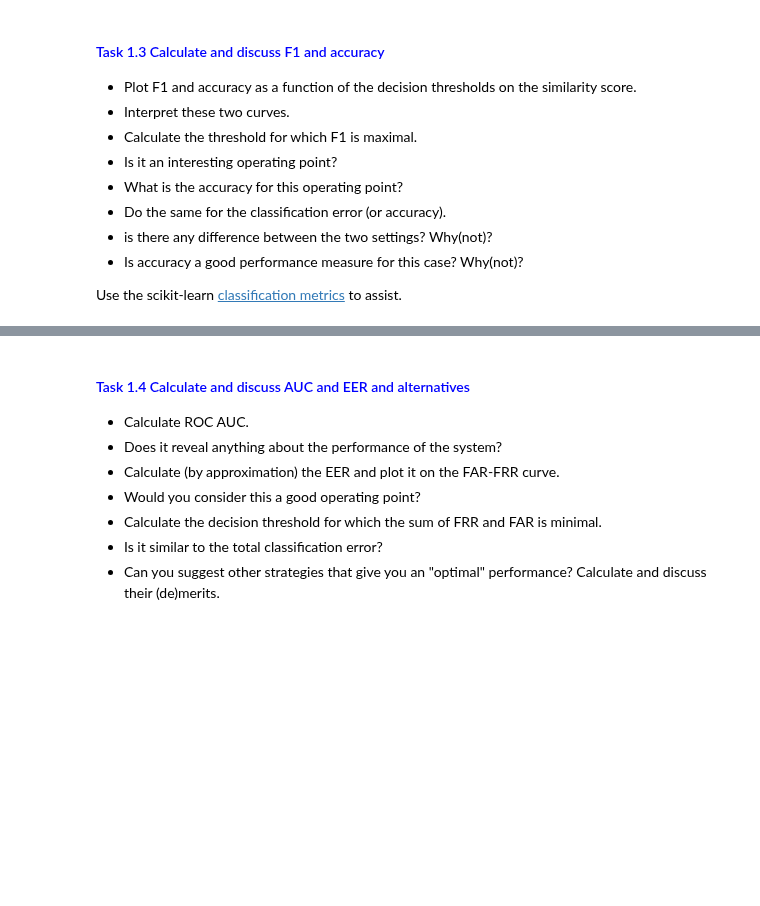
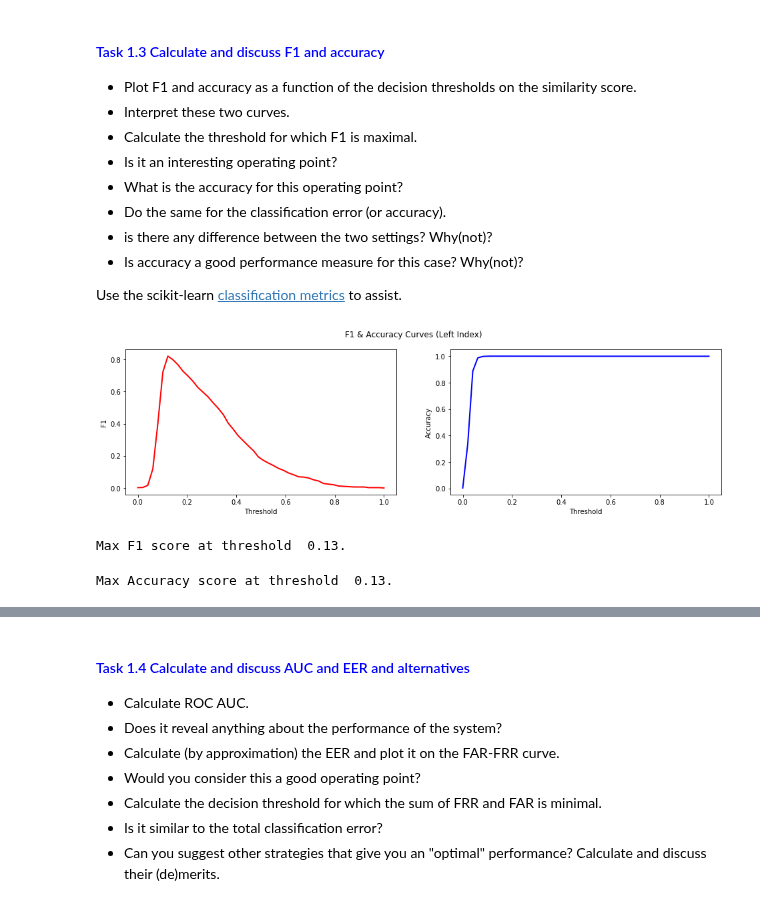
Before and after one commit to BrunoVandekerkhove/biometric-systems, a Jupyter notebook: validating/validating.ipynb, the cells around one changed output, grey strips where cells are left out. Cells and saved outputs as stored; diff of their text form; code cells hidden in the pictures; blank space fills up the shorter version.

Commit message:
F1 & accuracy scores

```diff
--- a/validating/validating.ipynb
+++ b/validating/validating.ipynb
@@ -252,7 +247,28 @@ Use the scikit-learn [classification metrics](https://scikit-learn.org/stable/mo
+# %%
+"""Plot F1 and accuracy as a function of the decision thresholds on the similarity score."""
+from sklearn.metrics import f1_score, accuracy_score
+thresholds = np.linspace(0.0,1.0,50).tolist() # Hint: evaluating for ± 50 threshold values should suffice
+f1_scores = [f1_score(li_genuine_id, np.where(li_scores > t, 1, 0)) for t in thresholds]
+accuracy_scores = [accuracy_score(li_genuine_id, np.where(li_scores > t, 1, 0)) for t in thresholds]
+figure, axes2 = plt.subplots(nrows=1, ncols=2, figsize=(16,4))
+figure.suptitle('F1 & Accuracy Curves (Left Index)')
+axes2[0].plot(thresholds, f1_scores, color='red', lw=2)
+axes2[0].set(xlabel='Threshold', ylabel='F1')
+axes2[1].plot(thresholds, accuracy_scores, color='blue', lw=2)
+axes2[1].set(xlabel='Threshold', ylabel='Accuracy')
+plt.show()
+# %% [output]
+[figure, added]
 # %%
 """Calculate the threshold for which F1 is maximal."""
+print("Max F1 score at threshold % .2f." % thresholds[f1_scores.index(max(f1_scores))])
+# %% [output]
+Max F1 score at threshold  0.13.
 # %%
 """Do the same for the classification error (or accuracy)"""
+print("Max Accuracy score at threshold % .2f." % thresholds[accuracy_scores.index(max(accuracy_scores))])
+# %% [output]
+Max Accuracy score at threshold  0.13.
 # %% [markdown]
 #### 4. AUC and EER as summary measures
 
```
Also changed, not shown: parts of 2 cells of this notebook.
